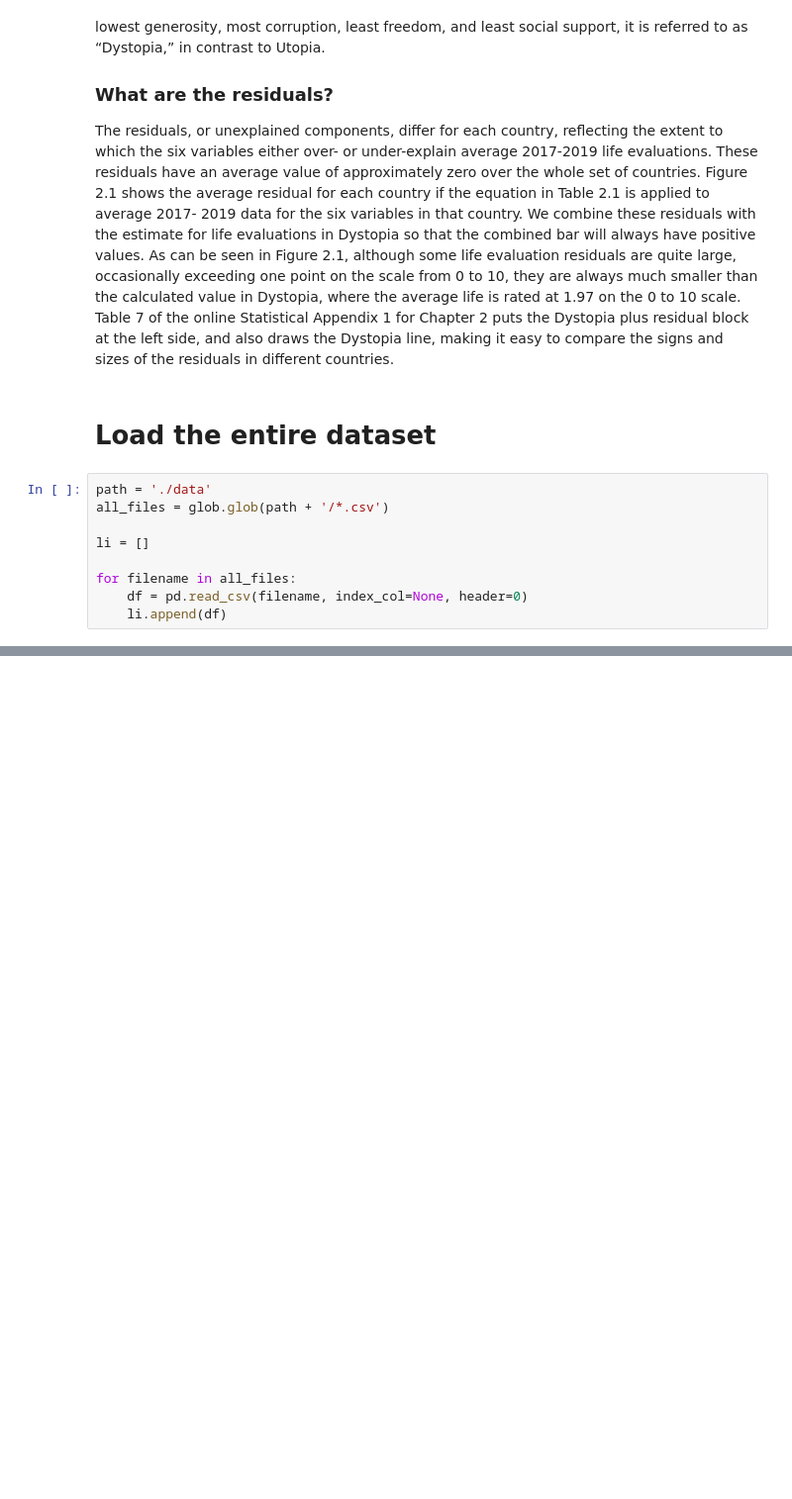
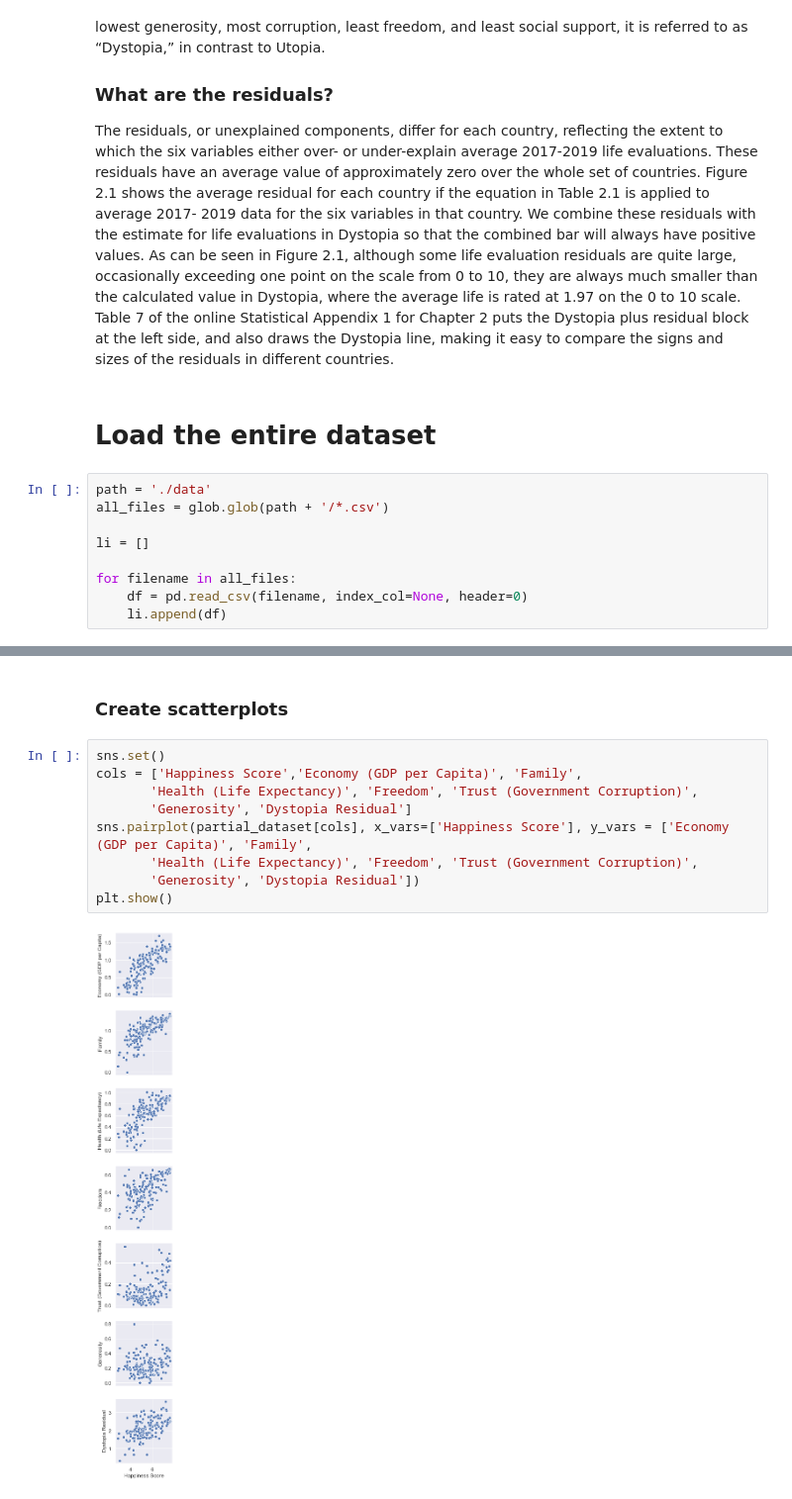
Before and after one commit to andreistoc/Happiness-Analysis, a Jupyter notebook: Happiness Analysis.ipynb, the cells around one changed output, grey strips where cells are left out. Shown: that part at 99% size. Drawn from its saved outputs; the diff is of its cells as text; blank space fills up the shorter version.

```diff
--- a/Happiness Analysis.ipynb
+++ b/Happiness Analysis.ipynb
@@ -68,0 +77,13 @@ for filename in all_files:
+# %% [markdown]
+### Create scatterplots
+# %%
+sns.set()
+cols = ['Happiness Score','Economy (GDP per Capita)', 'Family',
+       'Health (Life Expectancy)', 'Freedom', 'Trust (Government Corruption)',
+       'Generosity', 'Dystopia Residual']
+sns.pairplot(partial_dataset[cols], x_vars=['Happiness Score'], y_vars = ['Economy (GDP per Capita)', 'Family',
+       'Health (Life Expectancy)', 'Freedom', 'Trust (Government Corruption)',
+       'Generosity', 'Dystopia Residual'])
+plt.show()
+# %% [output]
+[figure, added]
```
Also changed, not shown: parts of 3 cells of this notebook, 1 other file.
